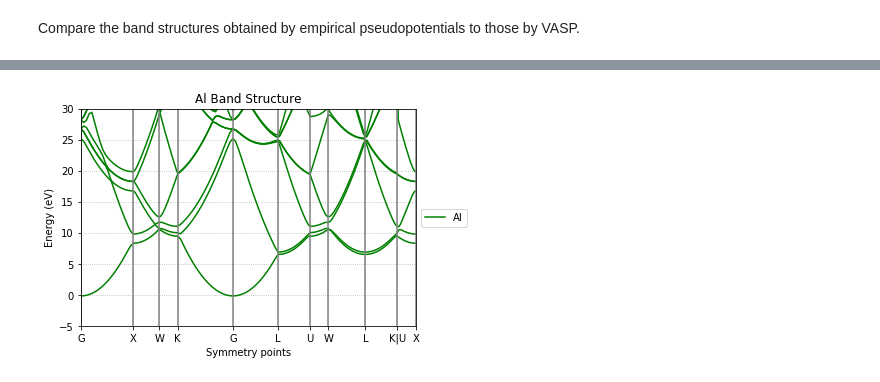
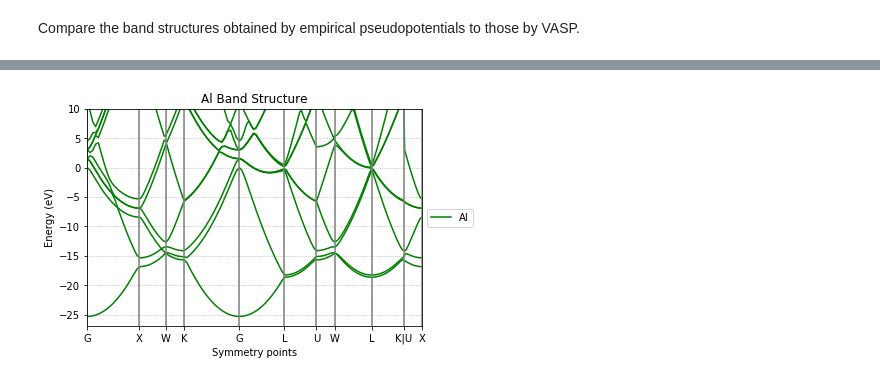
Before and after one commit to jerjorg/bzi_3D, a Jupyter notebook: notebooks/PP Plots.ipynb, the cells around one changed output, grey strips where cells are left out. Cells and saved outputs as stored; diff of their text form; code cells hidden in the pictures.

```diff
--- a/notebooks/PP Plots.ipynb
+++ b/notebooks/PP Plots.ipynb
@@ -20,14 +220,15 @@ Al_P = EmpiricalPP(lattice, Al_pff, Al_cutoff, Al_atomic_basis)
 # %%
+Al_energy_shift = Al_PP.eval([0.]*3,10)[1]
 Al_params = {"materials_list": ["Al"],
-             "PPlist": [Al_P],
+             "PPlist": [Al_PP],
              "PPargs_list": [{}],
-             "lattice": lattice,
+             "lattice": Al_lattice,
              "npts": 20,
              "neigvals": 10,
-             "energy_shift": 0.0,
-             "energy_limits": [-5,30],
+             "energy_shift": Al_energy_shift,
+             "energy_limits": [-27,10],
              "show": True
 }
-PlotBandStructure(**Al_params)
+plot_band_structure(**Al_params)
 # %% [output]
-[figure, old version]
+[figure, new version]
```
Also changed, not shown: parts of 25 cells of this notebook, 7 other files.
